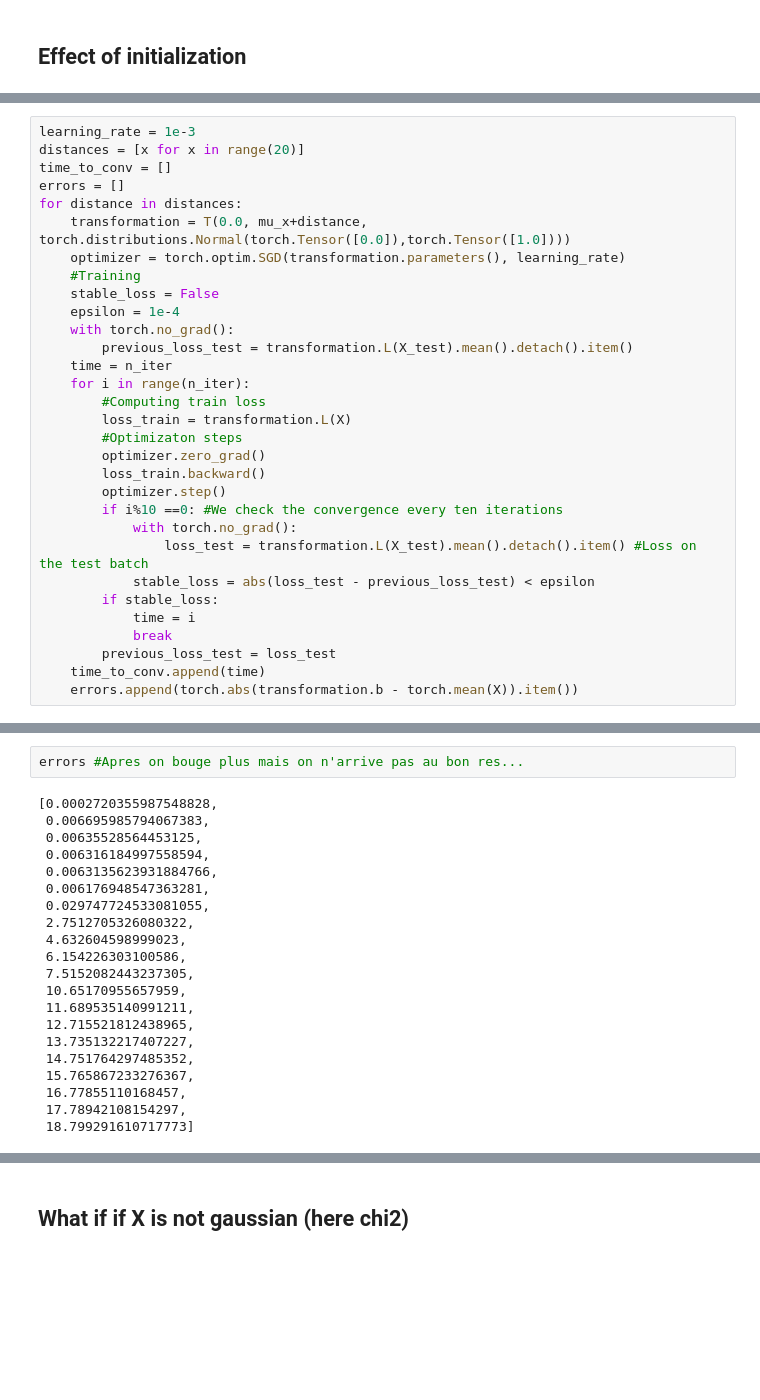
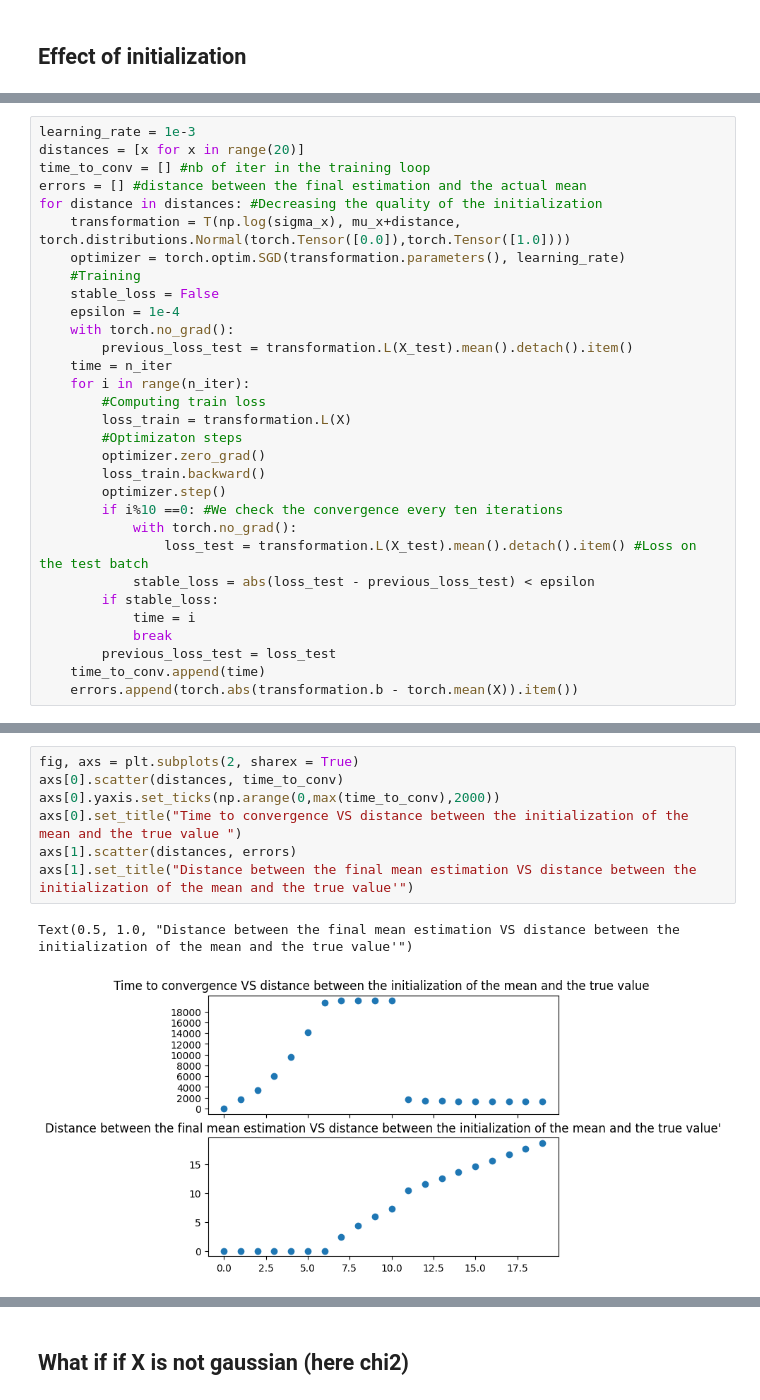
Before and after one commit to MouzaouiMatthieu/PFE, a Jupyter notebook: NormalizingFlowIntroduction.ipynb, the cells around one changed output, grey strips where cells are left out. Cells and saved outputs as stored; diff of their text form; blank space fills up the shorter version.

Commit message:
Visualisation of the effect of initialization

```diff
--- a/NormalizingFlowIntroduction.ipynb
+++ b/NormalizingFlowIntroduction.ipynb
@@ -306,10 +306,10 @@ Text(0.5, 1.0, "Distance between weight A and sample std'")
 # %%
 learning_rate = 1e-3
 distances = [x for x in range(20)]
-time_to_conv = []
-errors = []
-for distance in distances:
-    transformation = T(0.0, mu_x+distance, torch.distributions.Normal(torch.Tensor([0.0]),torch.Tensor([1.0])))
+time_to_conv = [] #nb of iter in the training loop
+errors = [] #distance between the final estimation and the actual mean
+for distance in distances: #Decreasing the quality of the initialization
+    transformation = T(np.log(sigma_x), mu_x+distance, torch.distributions.Normal(torch.Tensor([0.0]),torch.Tensor([1.0])))
     optimizer = torch.optim.SGD(transformation.parameters(), learning_rate)
     #Training
     stable_loss = False
@@ -360,23 +337,10 @@ time_to_conv
-# %%
-errors #Apres on bouge plus mais on n'arrive pas au bon res...
-# %% [output]
-[0.0002720355987548828,
- 0.006695985794067383,
- 0.00635528564453125,
- 0.006316184997558594,
- 0.0063135623931884766,
- 0.006176948547363281,
- 0.029747724533081055,
- 2.7512705326080322,
- 4.632604598999023,
- 6.154226303100586,
- 7.5152082443237305,
- 10.65170955657959,
- 11.689535140991211,
- 12.715521812438965,
- 13.735132217407227,
- 14.751764297485352,
- 15.765867233276367,
- 16.77855110168457,
- 17.78942108154297,
- 18.799291610717773]
+# %%
+fig, axs = plt.subplots(2, sharex = True)
+axs[0].scatter(distances, time_to_conv)
+axs[0].yaxis.set_ticks(np.arange(0,max(time_to_conv),2000))
+axs[0].set_title("Time to convergence VS distance between the initialization of the mean and the true value ")
+axs[1].scatter(distances, errors)
+axs[1].set_title("Distance between the final mean estimation VS distance between the initialization of the mean and the true value'")
+# %% [output]
+Text(0.5, 1.0, "Distance between the final mean estimation VS distance between the initialization of the mean and the true value'")
+[figure, added]
```
Also changed, not shown: parts of 18 cells of this notebook.
